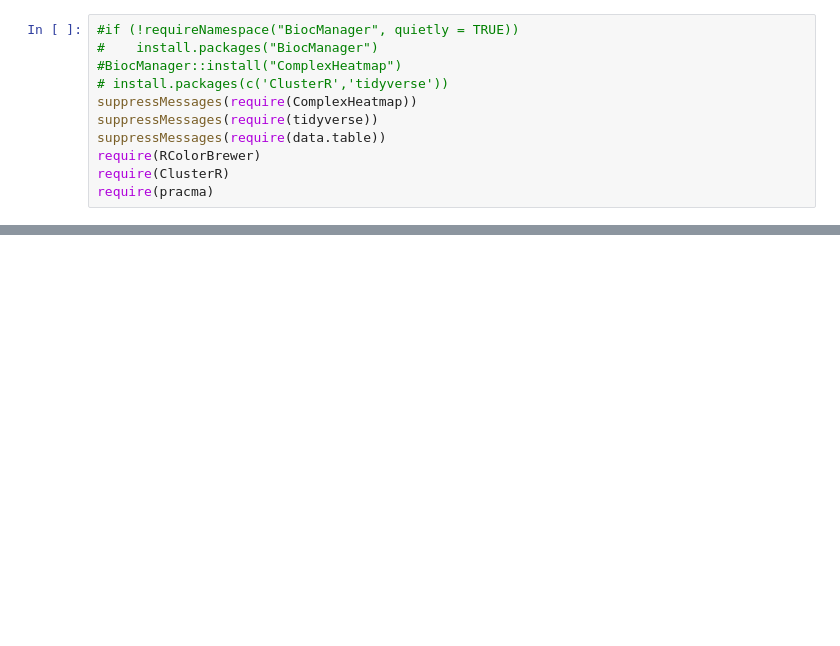
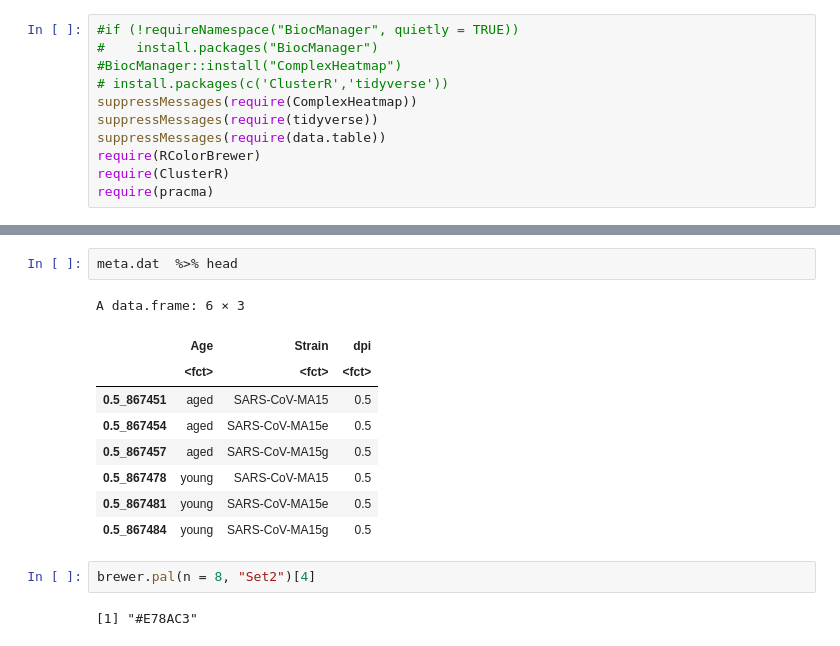
Before and after one commit to biomystery/covid-project, a Jupyter notebook: notebooks/03c.visualize.ipynb, the cells around one changed output, grey strips where cells are left out. Drawn from its saved outputs; the diff is of its cells as text; blank space fills up the shorter version.

```diff
--- a/notebooks/03c.visualize.ipynb
+++ b/notebooks/03c.visualize.ipynb
@@ -41 +64,17 @@ p.weight_bar
+# %%
+meta.dat  %>% head
+# %% [output]
+A data.frame: 6 × 3
+|  | Age | Strain | dpi |
+|  | <fct> | <fct> | <fct> |
+| 0.5_867451 | aged | SARS-CoV-MA15 | 0.5 |
+| 0.5_867454 | aged | SARS-CoV-MA15e | 0.5 |
+| 0.5_867457 | aged | SARS-CoV-MA15g | 0.5 |
+| 0.5_867478 | young | SARS-CoV-MA15 | 0.5 |
+| 0.5_867481 | young | SARS-CoV-MA15e | 0.5 |
+| 0.5_867484 | young | SARS-CoV-MA15g | 0.5 |
+# %%
+brewer.pal(n = 8, "Set2")[4]
+# %% [output]
+[1] "#E78AC3"
 # %%
```
Also changed, not shown: parts of 11 cells of this notebook, 4 other files.
